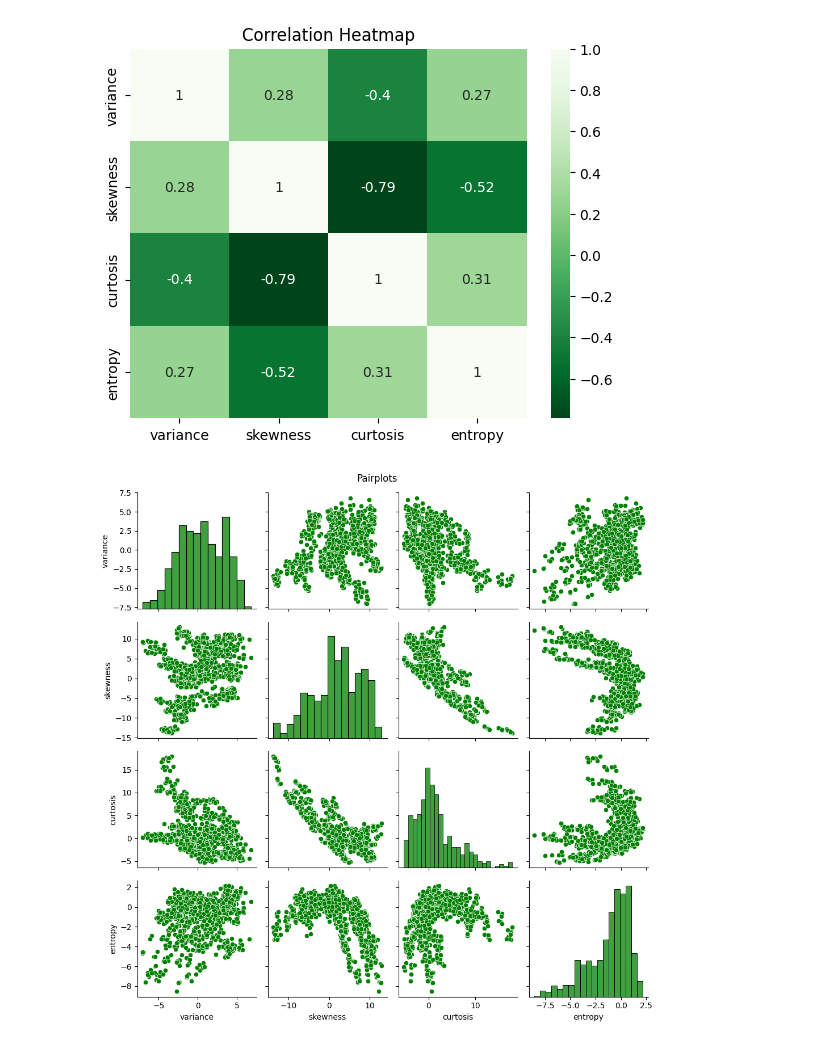
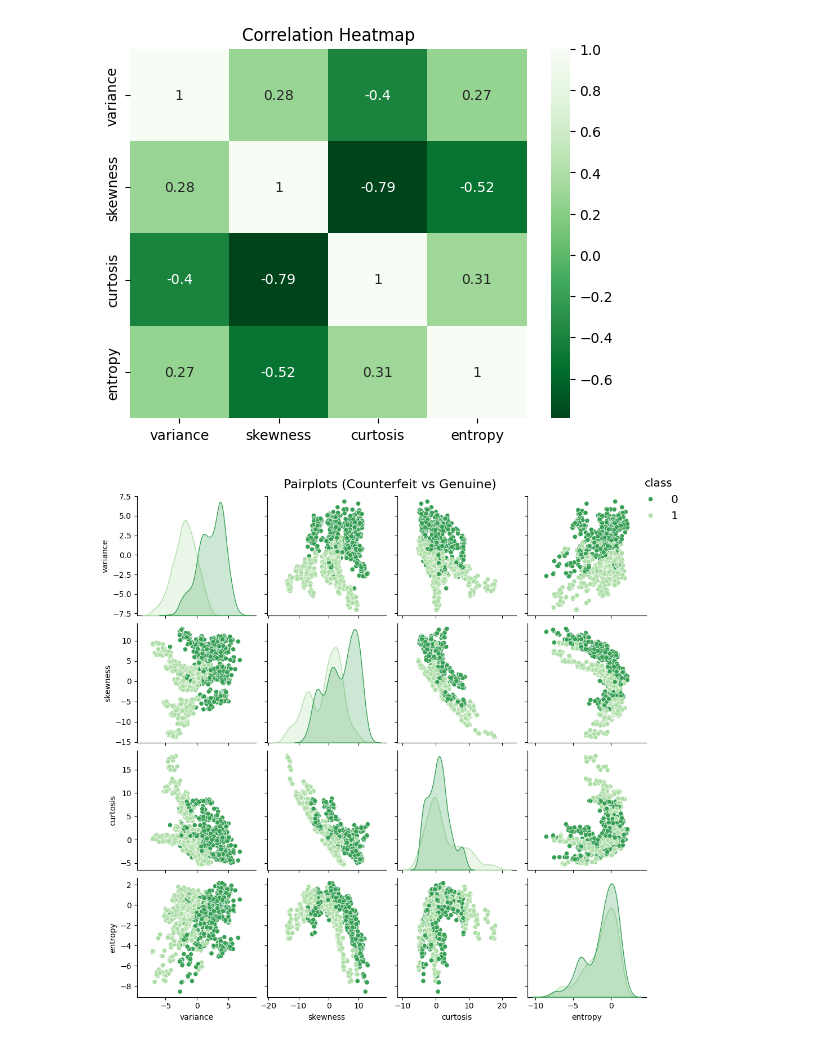
Before and after one commit to aarondwhite/DATA-3461-Final-Project, a Jupyter notebook: final.ipynb, the cells around one changed output. Saved outputs shown, nothing was run; the diff lists cells and outputs as text; code cells hidden in the pictures.

Commit message:
Added class to pairplots, altered formatting

```diff
--- a/final.ipynb
+++ b/final.ipynb
@@ -92,13 +92,19 @@ plt.show()
 # %% [output]
 [figure]
 # %%
-sns.pairplot(
-    X_train,
-    plot_kws={'color': 'green'},
-    diag_kws={'color': 'green'}
+g = sns.pairplot(
+    pd.concat((X_train, y_train), axis=1),
+    hue='class',
+    palette='Greens_r'
 )
-plt.suptitle('Pairplots')
-plt.tight_layout()
+g.figure.subplots_adjust(top=0.95, right=0.93)
+sns.move_legend(
+    g,
+    loc='upper right',
+    fontsize='x-large',
+    title_fontsize='x-large'
+)
+g.figure.suptitle('Pairplots (Counterfeit vs Genuine)', fontsize=16)
 plt.show()
 # %% [output]
-[figure, old version]
+[figure, new version]
```
